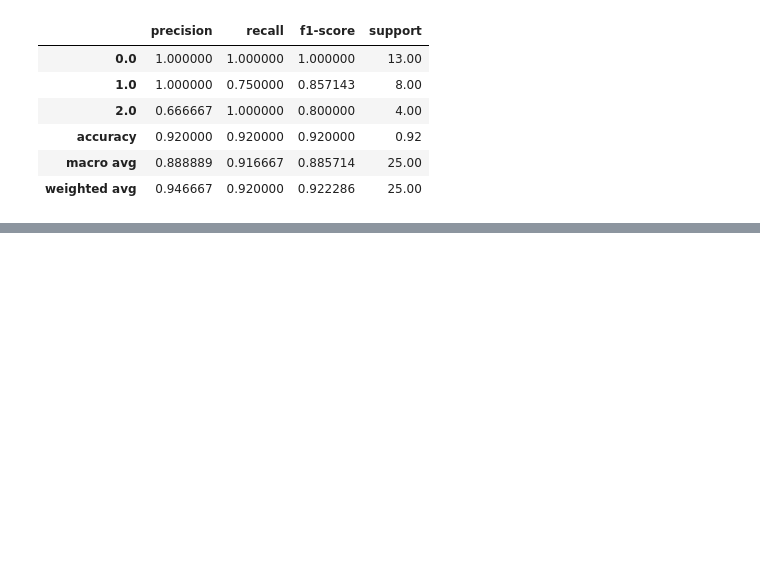
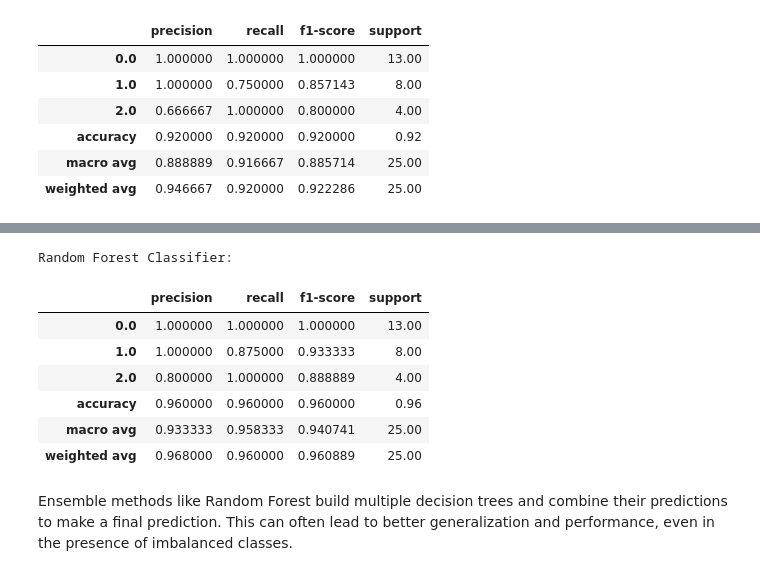
Before and after one commit to dataidea/dataidea-ugandafootball, a Jupyter notebook: nbs/Python Data Analysis/WeekX Extras/handling_imbalanced_data.ipynb, the cells around one changed output, grey strips where cells are left out. Drawn from its saved outputs; the diff is of its cells as text; code cells hidden in the pictures; blank space fills up the shorter version.

Commit message:
added algorithmic techniques for handling imbalance

```diff
--- a/nbs/Python Data Analysis/WeekX Extras/handling_imbalanced_data.ipynb
+++ b/nbs/Python Data Analysis/WeekX Extras/handling_imbalanced_data.ipynb
@@ -220,0 +226,25 @@ These are just a few techniques for handling imbalanced datasets. It's crucial t
+# %%
+from sklearn.ensemble import RandomForestClassifier
+from sklearn.metrics import classification_report
+
+# Define and train Random Forest classifier
+rf_classifier = RandomForestClassifier(n_estimators=100, random_state=42)
+rf_classifier.fit(X_train, y_train)
+
+# Predict on the test set
+y_pred_rf = rf_classifier.predict(X_test)
+
+# Evaluate the performance
+print("Random Forest Classifier:")
+pd.DataFrame(data=classification_report(y_test, y_pred_rf, output_dict=True)).transpose()
+# %% [output]
+Random Forest Classifier:
+|  | precision | recall | f1-score | support |
+| 0.0 | 1.000000 | 1.000000 | 1.000000 | 13.00 |
+| 1.0 | 1.000000 | 0.875000 | 0.933333 | 8.00 |
+| 2.0 | 0.800000 | 1.000000 | 0.888889 | 4.00 |
+| accuracy | 0.960000 | 0.960000 | 0.960000 | 0.96 |
+| macro avg | 0.933333 | 0.958333 | 0.940741 | 25.00 |
+| weighted avg | 0.968000 | 0.960000 | 0.960889 | 25.00 |
+# %% [markdown]
+Ensemble methods like Random Forest build multiple decision trees and combine their predictions to make a final prediction. This can often lead to better generalization and performance, even in the presence of imbalanced classes.
```
Also changed, not shown: parts of 8 cells of this notebook.
